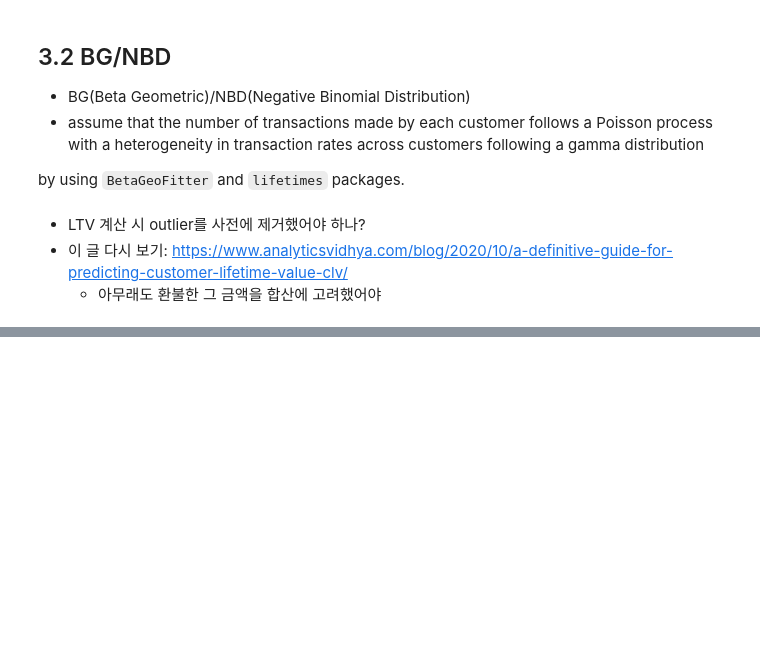
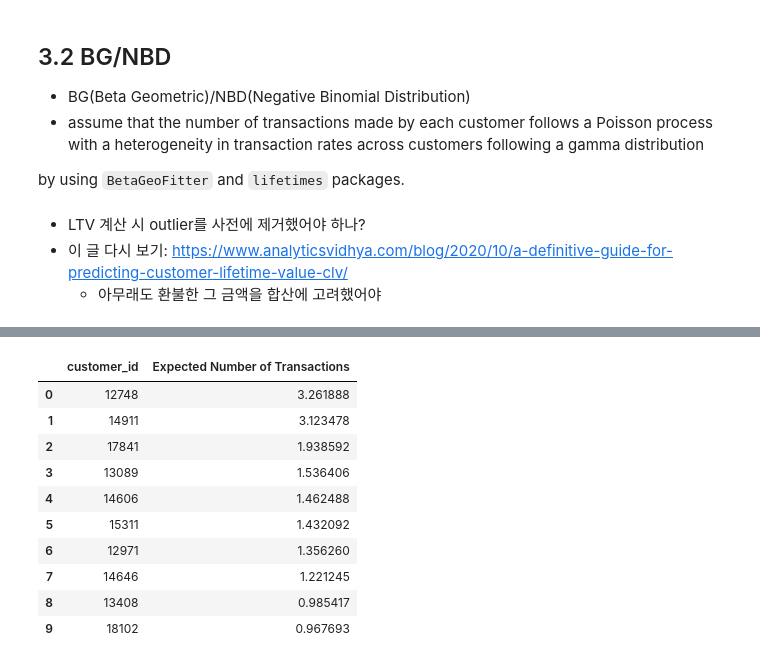
Before and after one commit to Nayoung-young/prj-ecommerce-ltv, a Jupyter notebook: e_commerce_LTV.ipynb, the cells around one changed output, grey strips where cells are left out. Saved outputs shown, nothing was run; the diff lists cells and outputs as text; code cells hidden in the pictures; blank space fills up the shorter version.

```diff
--- a/e_commerce_LTV.ipynb
+++ b/e_commerce_LTV.ipynb
@@ -604,0 +638,19 @@ ValueError: ignored
+# %%
+## - Top 10 Expected Number of Transaction (1 Week)
+BGF.conditional_expected_number_of_purchases_up_to_time(
+    1, ltv_df["frequency"], ltv_df["recency"], ltv_df["T"]
+).sort_values(ascending=False).head(10).to_frame(
+    "Expected Number of Transactions"
+).reset_index()
+# %% [output]
+|  | customer_id | Expected Number of Transactions |
+| 0 | 12748 | 3.261888 |
+| 1 | 14911 | 3.123478 |
+| 2 | 17841 | 1.938592 |
+| 3 | 13089 | 1.536406 |
+| 4 | 14606 | 1.462488 |
+| 5 | 15311 | 1.432092 |
+| 6 | 12971 | 1.356260 |
+| 7 | 14646 | 1.221245 |
+| 8 | 13408 | 0.985417 |
+| 9 | 18102 | 0.967693 |
```
Also changed, not shown: parts of 27 cells of this notebook.
